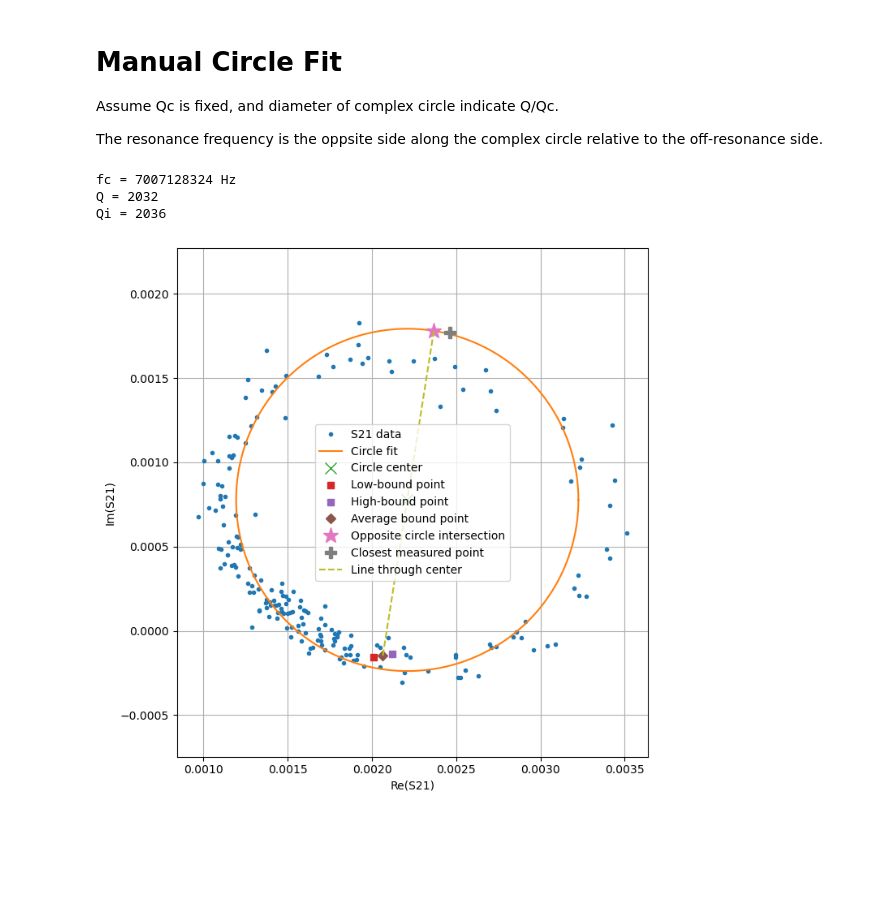
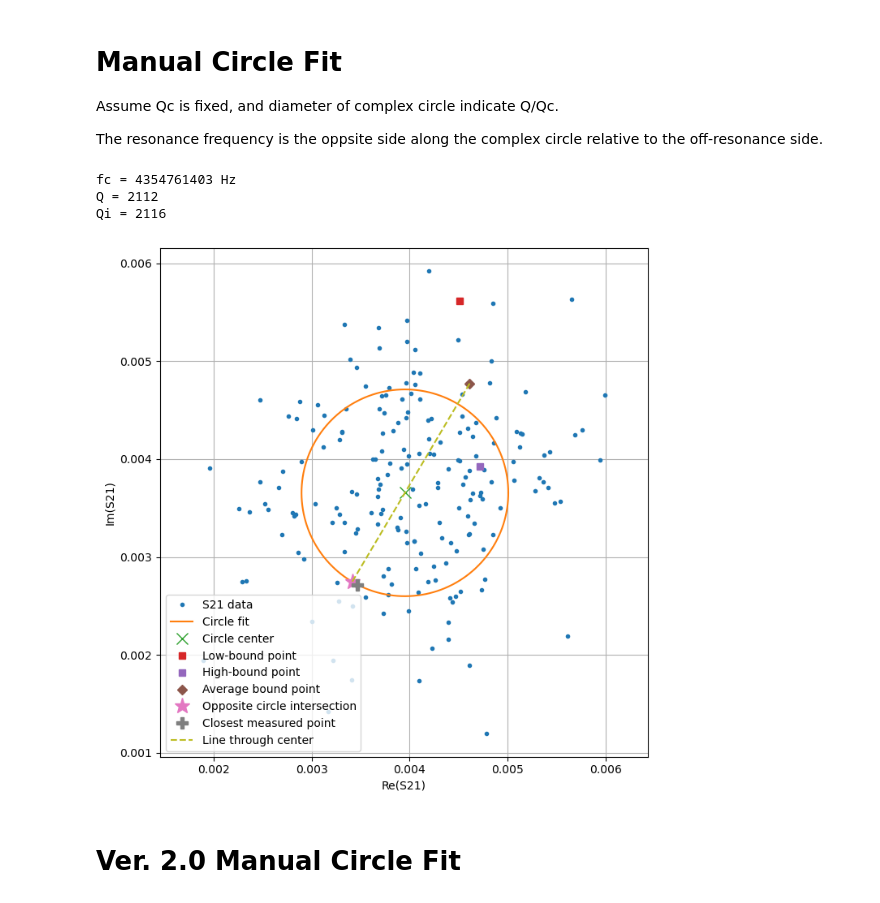
Before and after one commit to WeiRenSyong/Arrange_VNA_Data, a Jupyter notebook: Manual_DCM_Fit.ipynb, the cells around one changed output. Cells and saved outputs as stored; diff of their text form; code cells hidden in the pictures; blank space fills up the shorter version.

```diff
--- a/Manual_DCM_Fit.ipynb
+++ b/Manual_DCM_Fit.ipynb
@@ -137,8 +137,8 @@ if __name__ == "__main__":
 
     import os
 
-    folder_path = r"C:\Users\user\Documents\GitHub\Measurements\Cooldown_77_Line2-MQC_Nb_Qc1M_01 (TBD)\15mK_Broadband\Each_Res"
-    filename = "MQC_Nb_Qc1M_01_7p007GHz_-30dBm_15mK.csv"
+    folder_path = r"C:\Users\user\Documents\GitHub\Measurements\Cooldown_77_Line2-MQC_Nb_Qc1M_01 (TBD)\most_recent_data"
+    filename = "MQC_Nb_Qc1M_01_4p354GHz_-65dBm_15mK.csv"
 
     full_path = os.path.join(folder_path, filename)
 
@@ -161,34 +161,36 @@ if __name__ == "__main__":
         yc=yc,
         r=r,
         f_low=f_low,
         f_high=f_high,
     )
 
     Q_over_Qc = 2*r
     Qc = 1e6 # UPDATE!
     Q = Q_over_Qc * Qc
     Qi = (1/Q - 1/Qc)**(-1)
 
     # print("\nBound-frequency points:")
     # print(f"Requested f_low  = {f_low:.9e} Hz")
     # print(f"Actual f_low     = {opposite_result['f_low_actual']:.9e} Hz")
     # print(f"Requested f_high = {f_high:.9e} Hz")
     # print(f"Actual f_high    = {opposite_result['f_high_actual']:.9e} Hz")
 
     print(f"fc = {opposite_result['f_closest']:.0f} Hz")
     print(f"Q = {Q:.0f}")
     print(f"Qi = {Qi:.0f}")
 
     plot_circle_fit(
         freq=freq,
         s21_complex=s21_complex,
         xc=xc,
         yc=yc,
         r=r,
         opposite_result=opposite_result,
     )
 # %% [output]
-fc = 7007128324 Hz
-Q = 2032
-Qi = 2036
+fc = 4354761403 Hz
+Q = 2112
+Qi = 2116
-[figure, old version]
+[figure, new version]
+# %% [markdown]
+# Ver. 2.0 Manual Circle Fit
```
Also changed, not shown: parts of 2 cells of this notebook, 1 other file.
